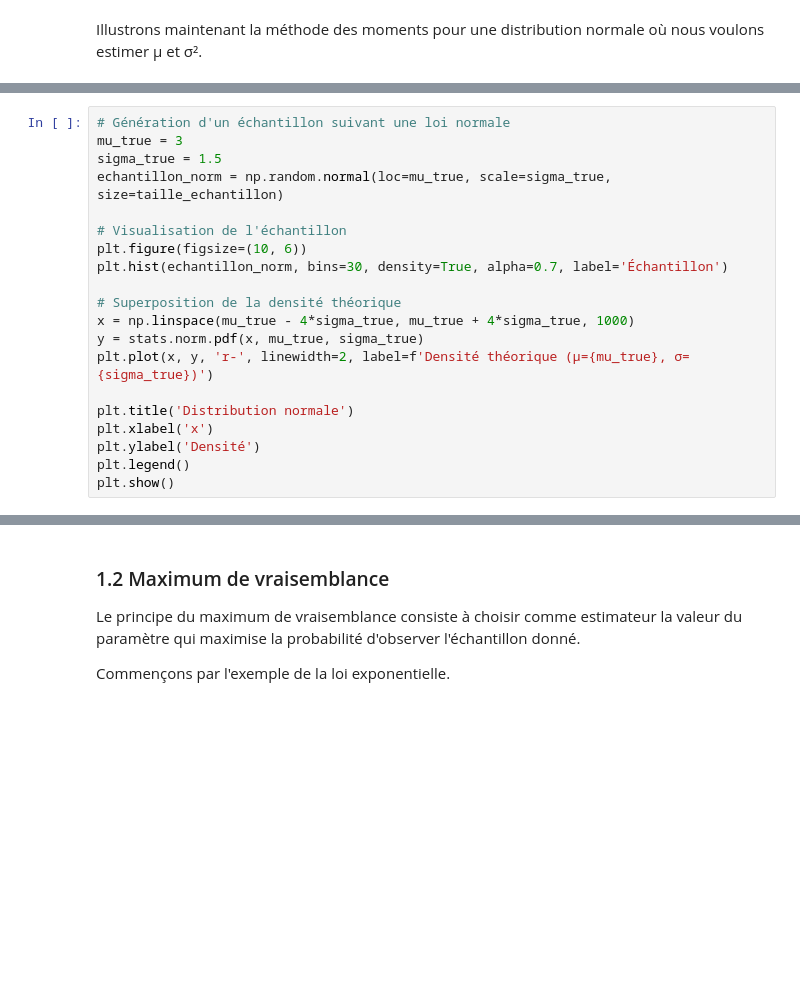
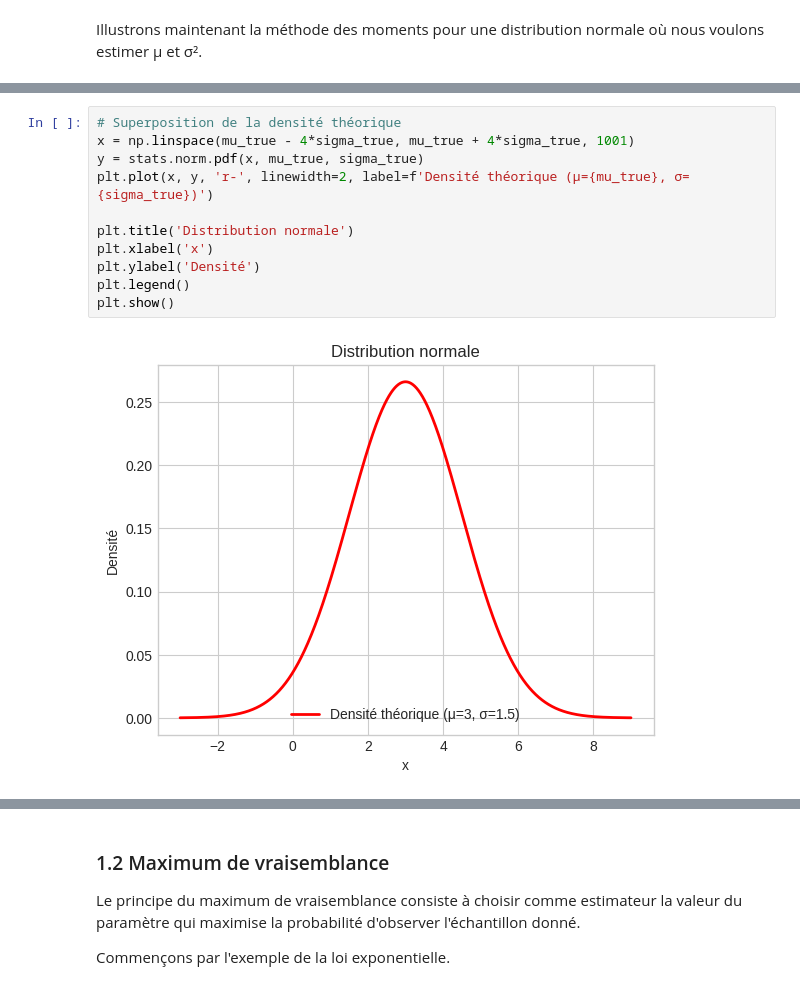
Before and after one commit to maw-supnum/ESP-SID21, a Jupyter notebook: labs/lab2.ipynb, the cells around one changed output, grey strips where cells are left out. Saved outputs shown, nothing was run; the diff lists cells and outputs as text; blank space fills up the shorter version.

```diff
--- a/labs/lab2.ipynb
+++ b/labs/lab2.ipynb
@@ -61,23 +121,16 @@ Illustrons maintenant la méthode des moments pour une distribution normale où
 # %%
-# Génération d'un échantillon suivant une loi normale
-mu_true = 3
-sigma_true = 1.5
-echantillon_norm = np.random.normal(loc=mu_true, scale=sigma_true, size=taille_echantillon)
-
-# Visualisation de l'échantillon
-plt.figure(figsize=(10, 6))
-plt.hist(echantillon_norm, bins=30, density=True, alpha=0.7, label='Échantillon')
-
 # Superposition de la densité théorique
-x = np.linspace(mu_true - 4*sigma_true, mu_true + 4*sigma_true, 1000)
+x = np.linspace(mu_true - 4*sigma_true, mu_true + 4*sigma_true, 1001)
 y = stats.norm.pdf(x, mu_true, sigma_true)
 plt.plot(x, y, 'r-', linewidth=2, label=f'Densité théorique (μ={mu_true}, σ={sigma_true})')
 
 plt.title('Distribution normale')
 plt.xlabel('x')
 plt.ylabel('Densité')
 plt.legend()
 plt.show()
+# %% [output]
+[figure, added]
 # %%
 # Estimation par la méthode des moments
 # Pour une loi normale, E[X] = μ et Var(X) = σ²
```
Also changed, not shown: parts of 17 cells of this notebook, 2 other files.
